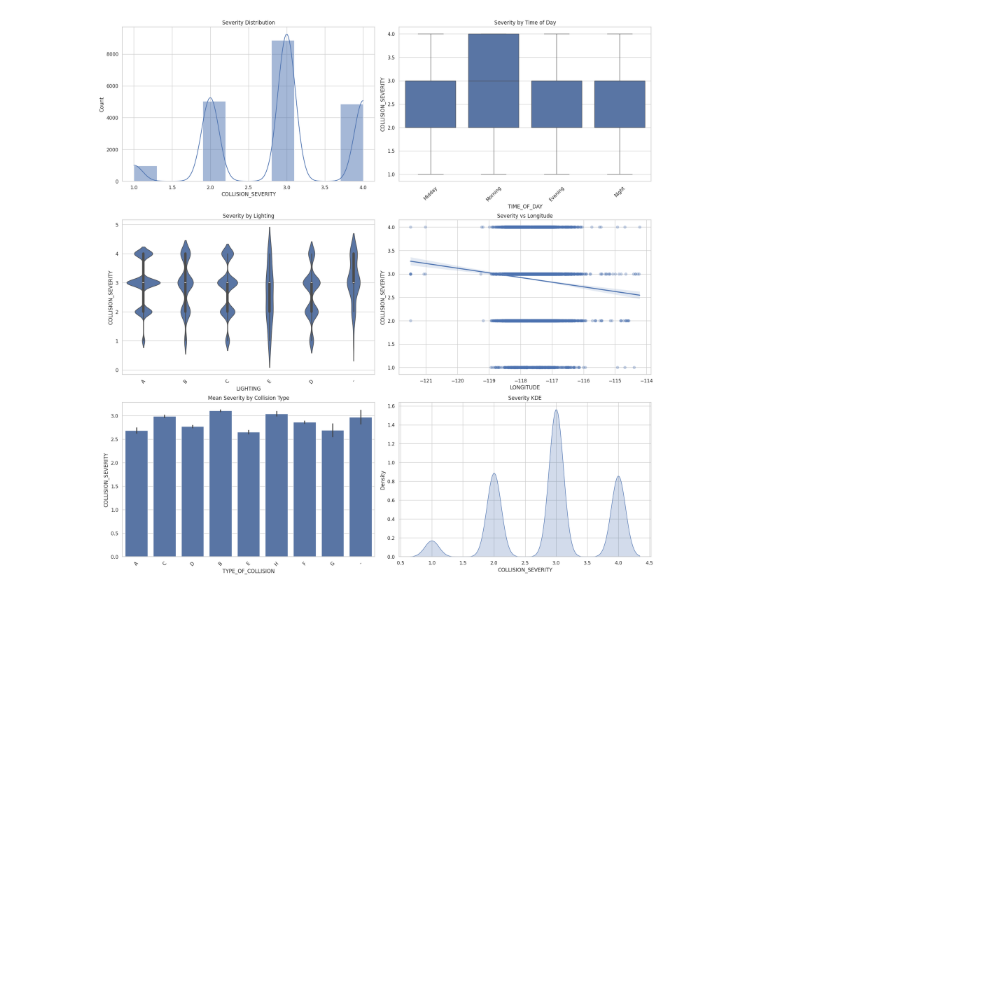
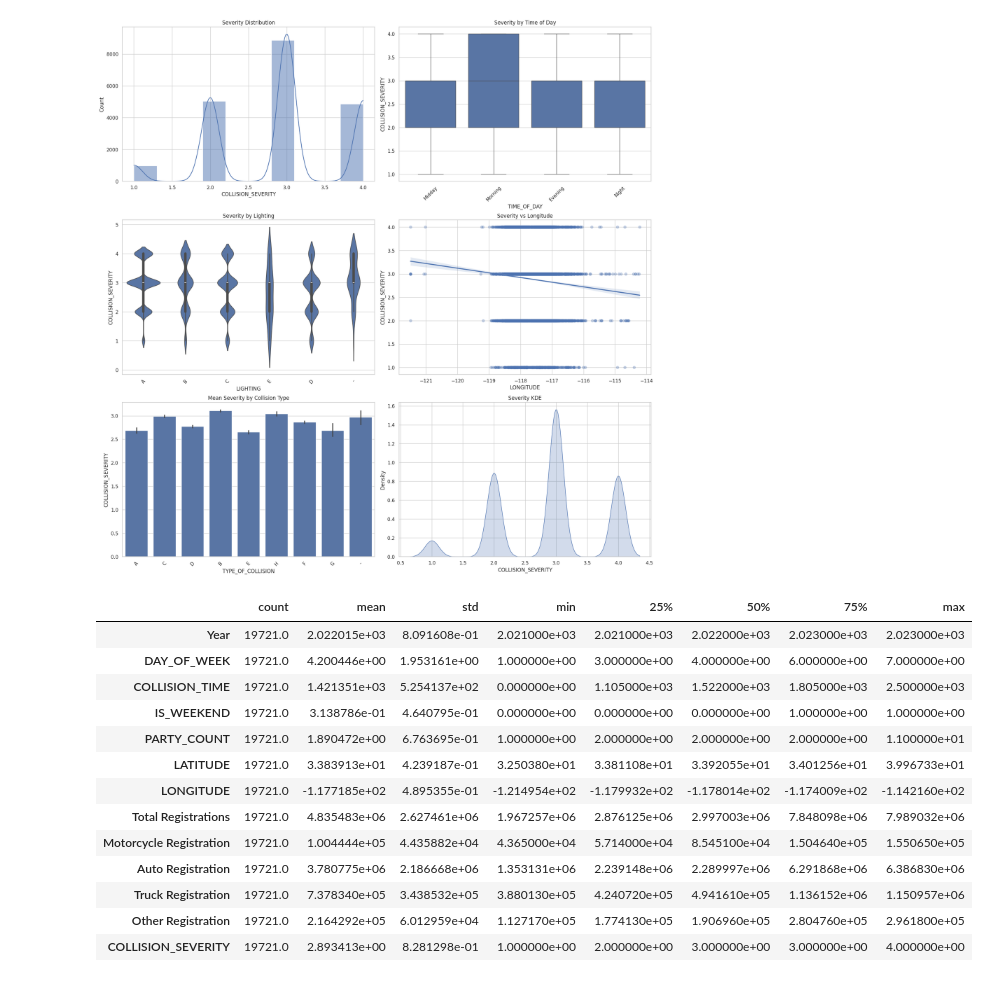
Before and after one commit to jeremiahsnipes/motorcycle_risk_project, a Jupyter notebook: SouthernCA_Analysis&Models.ipynb, the cells around one changed output. Saved outputs shown, nothing was run; the diff lists cells and outputs as text; code cells hidden in the pictures; blank space fills up the shorter version.

```diff
--- a/SouthernCA_Analysis&Models.ipynb
+++ b/SouthernCA_Analysis&Models.ipynb
@@ -891,3 +878,25 @@ axes[2,1].set_title("Severity KDE")
 plt.show()
 # %% [output]
 [figure]
+# %%
+# Summary Statistics for Numeric Variables
+
+numeric_cols = df_encoded.select_dtypes(include=['int64','float64']).columns
+
+numeric_summary = model_df[numeric_cols].describe().T
+numeric_summary
+# %% [output]
+|  | count | mean | std | min | 25% | 50% | 75% | max |
+| Year | 19721.0 | 2.022015e+03 | 8.091608e-01 | 2.021000e+03 | 2.021000e+03 | 2.022000e+03 | 2.023000e+03 | 2.023000e+03 |
+| DAY_OF_WEEK | 19721.0 | 4.200446e+00 | 1.953161e+00 | 1.000000e+00 | 3.000000e+00 | 4.000000e+00 | 6.000000e+00 | 7.000000e+00 |
+| COLLISION_TIME | 19721.0 | 1.421351e+03 | 5.254137e+02 | 0.000000e+00 | 1.105000e+03 | 1.522000e+03 | 1.805000e+03 | 2.500000e+03 |
+| IS_WEEKEND | 19721.0 | 3.138786e-01 | 4.640795e-01 | 0.000000e+00 | 0.000000e+00 | 0.000000e+00 | 1.000000e+00 | 1.000000e+00 |
+| PARTY_COUNT | 19721.0 | 1.890472e+00 | 6.763695e-01 | 1.000000e+00 | 2.000000e+00 | 2.000000e+00 | 2.000000e+00 | 1.100000e+01 |
+| LATITUDE | 19721.0 | 3.383913e+01 | 4.239187e-01 | 3.250380e+01 | 3.381108e+01 | 3.392055e+01 | 3.401256e+01 | 3.996733e+01 |
+| LONGITUDE | 19721.0 | -1.177185e+02 | 4.895355e-01 | -1.214954e+02 | -1.179932e+02 | -1.178014e+02 | -1.174009e+02 | -1.142160e+02 |
+| Total Registrations | 19721.0 | 4.835483e+06 | 2.627461e+06 | 1.967257e+06 | 2.876125e+06 | 2.997003e+06 | 7.848098e+06 | 7.989032e+06 |
+| Motorcycle Registration | 19721.0 | 1.004444e+05 | 4.435882e+04 | 4.365000e+04 | 5.714000e+04 | 8.545100e+04 | 1.504640e+05 | 1.550650e+05 |
+| Auto Registration | 19721.0 | 3.780775e+06 | 2.186668e+06 | 1.353131e+06 | 2.239148e+06 | 2.289997e+06 | 6.291868e+06 | 6.386830e+06 |
+| Truck Registration | 19721.0 | 7.378340e+05 | 3.438532e+05 | 3.880130e+05 | 4.240720e+05 | 4.941610e+05 | 1.136152e+06 | 1.150957e+06 |
+| Other Registration | 19721.0 | 2.164292e+05 | 6.012959e+04 | 1.127170e+05 | 1.774130e+05 | 1.906960e+05 | 2.804760e+05 | 2.961800e+05 |
+| COLLISION_SEVERITY | 19721.0 | 2.893413e+00 | 8.281298e-01 | 1.000000e+00 | 2.000000e+00 | 3.000000e+00 | 3.000000e+00 | 4.000000e+00 |
```
Also changed, not shown: parts of 14 cells of this notebook.
